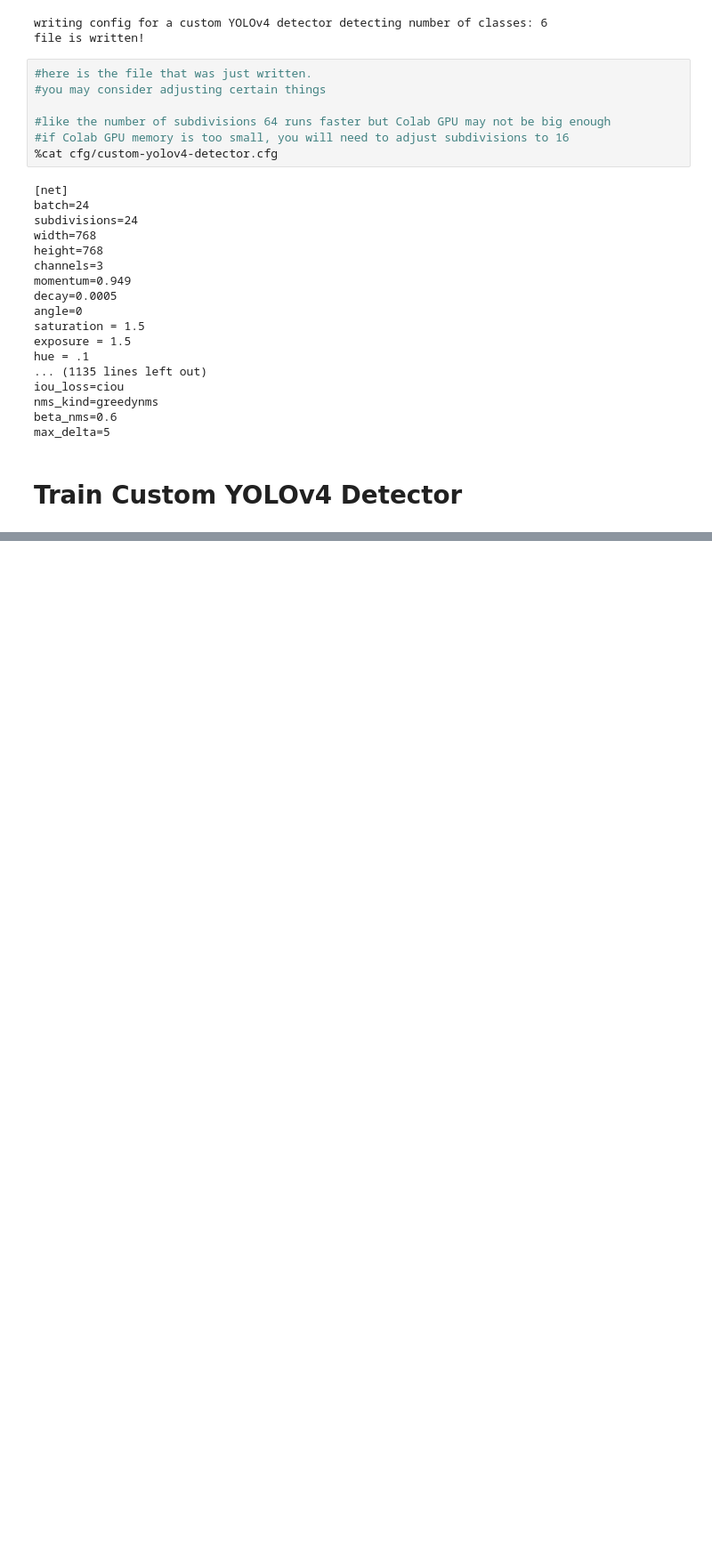
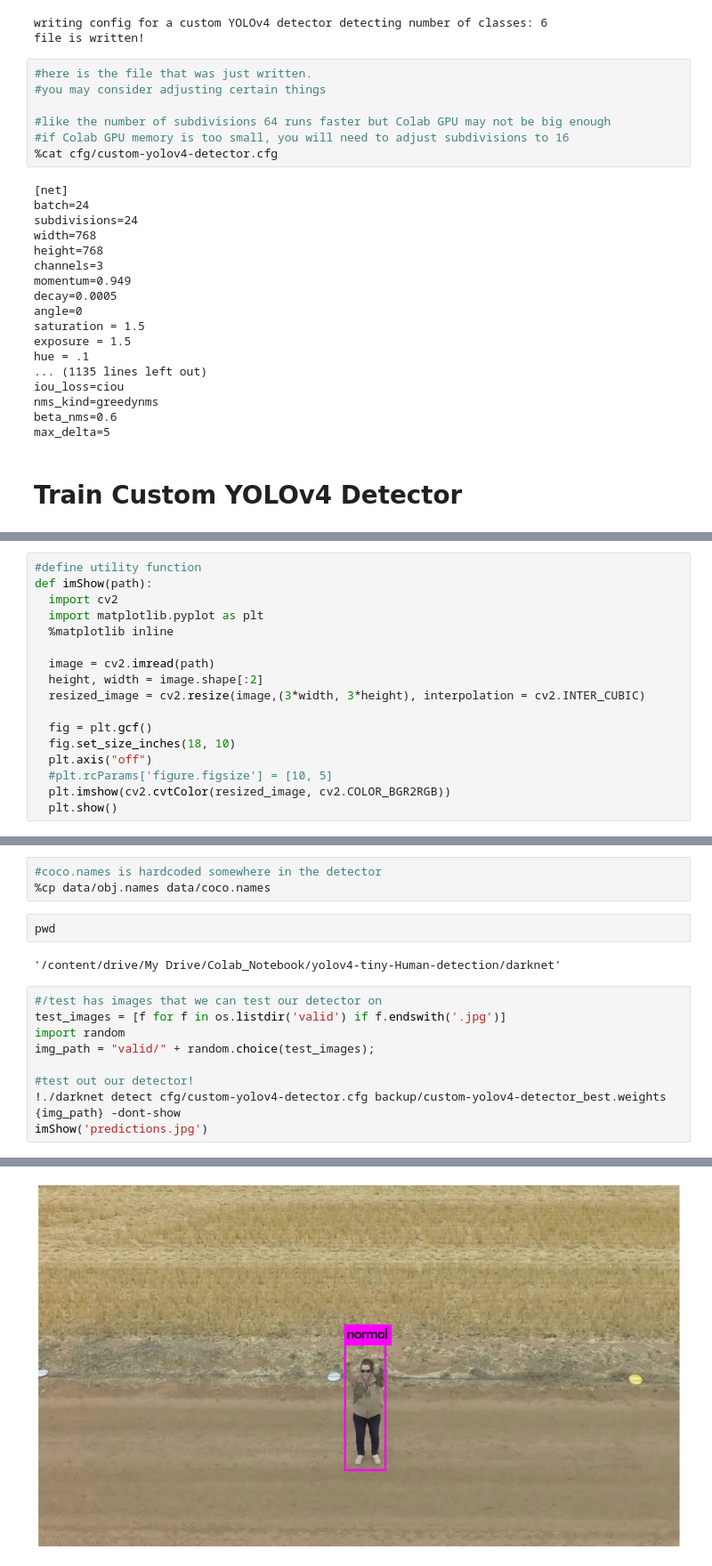
Before and after one commit to rajeshiitm/human_anomaly_detection, a Jupyter notebook: YOLOv4-tiny-Human-detection.ipynb, the cells around one changed output, grey strips where cells are left out. Shown at 89% size. Cells and saved outputs as stored; diff of their text form; blank space fills up the shorter version.

```diff
--- a/YOLOv4-tiny-Human-detection.ipynb
+++ b/YOLOv4-tiny-Human-detection.ipynb
@@ -699,0 +770,17 @@ max_delta=5
+# %%
+#define utility function
+def imShow(path):
+  import cv2
+  import matplotlib.pyplot as plt
+  %matplotlib inline
+
+  image = cv2.imread(path)
+  height, width = image.shape[:2]
+  resized_image = cv2.resize(image,(3*width, 3*height), interpolation = cv2.INTER_CUBIC)
+
+  fig = plt.gcf()
+  fig.set_size_inches(18, 10)
+  plt.axis("off")
+  #plt.rcParams['figure.figsize'] = [10, 5]
+  plt.imshow(cv2.cvtColor(resized_image, cv2.COLOR_BGR2RGB))
+  plt.show()
@@ -699,0 +805,17 @@ max_delta=5
+# %%
+#coco.names is hardcoded somewhere in the detector
+%cp data/obj.names data/coco.names
+# %%
+pwd
+# %% [output]
+'/content/drive/My Drive/Colab_Notebook/yolov4-tiny-Human-detection/darknet'
+# %%
+#/test has images that we can test our detector on
+test_images = [f for f in os.listdir('valid') if f.endswith('.jpg')]
+import random
+img_path = "valid/" + random.choice(test_images);
+
+#test out our detector!
+!./darknet detect cfg/custom-yolov4-detector.cfg backup/custom-yolov4-detector_best.weights {img_path} -dont-show
+imShow('predictions.jpg')
+# %% [output]
@@ -699,0 +839 @@ max_delta=5
+[figure, added]
```
Also changed, not shown: parts of 12 cells of this notebook, 2 other files.
